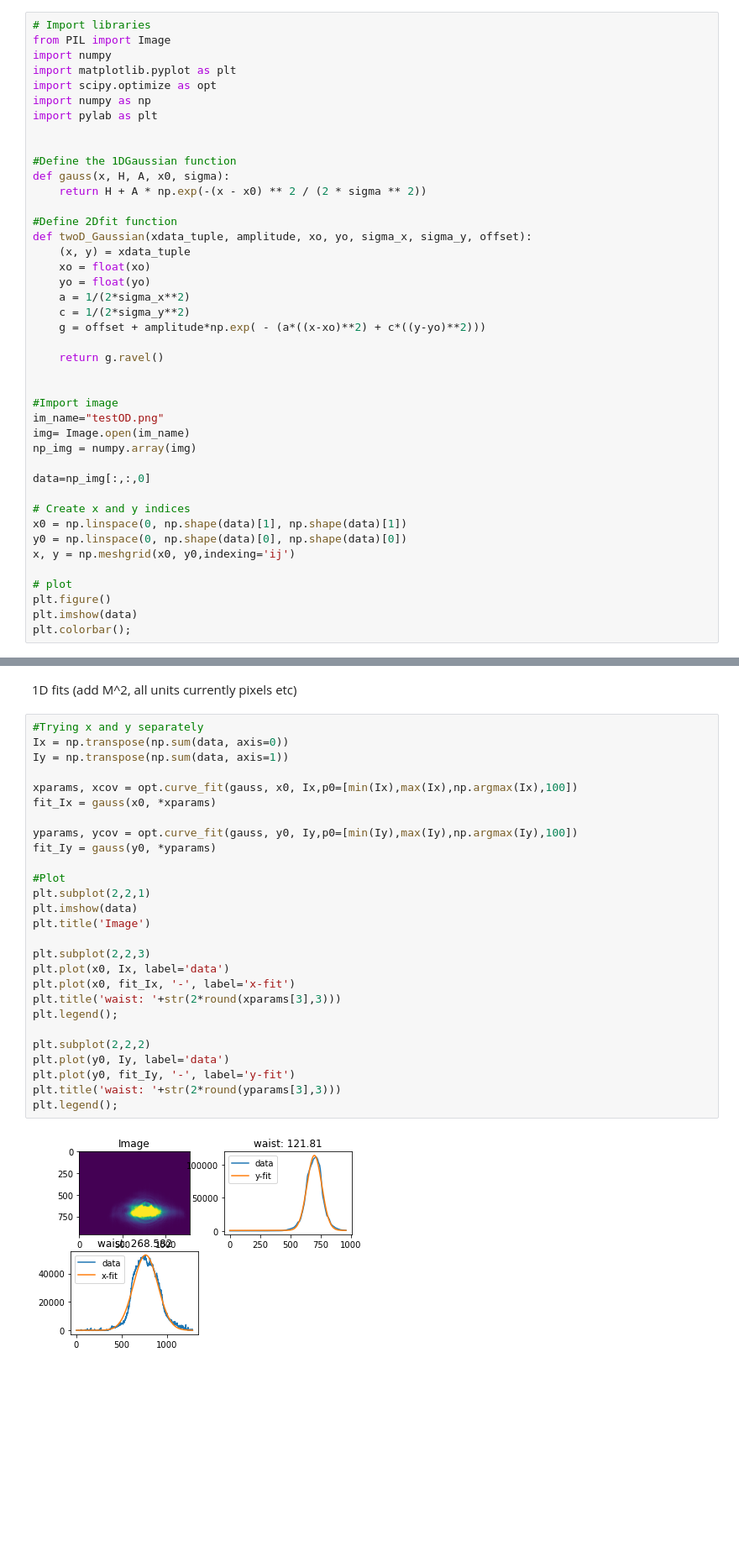
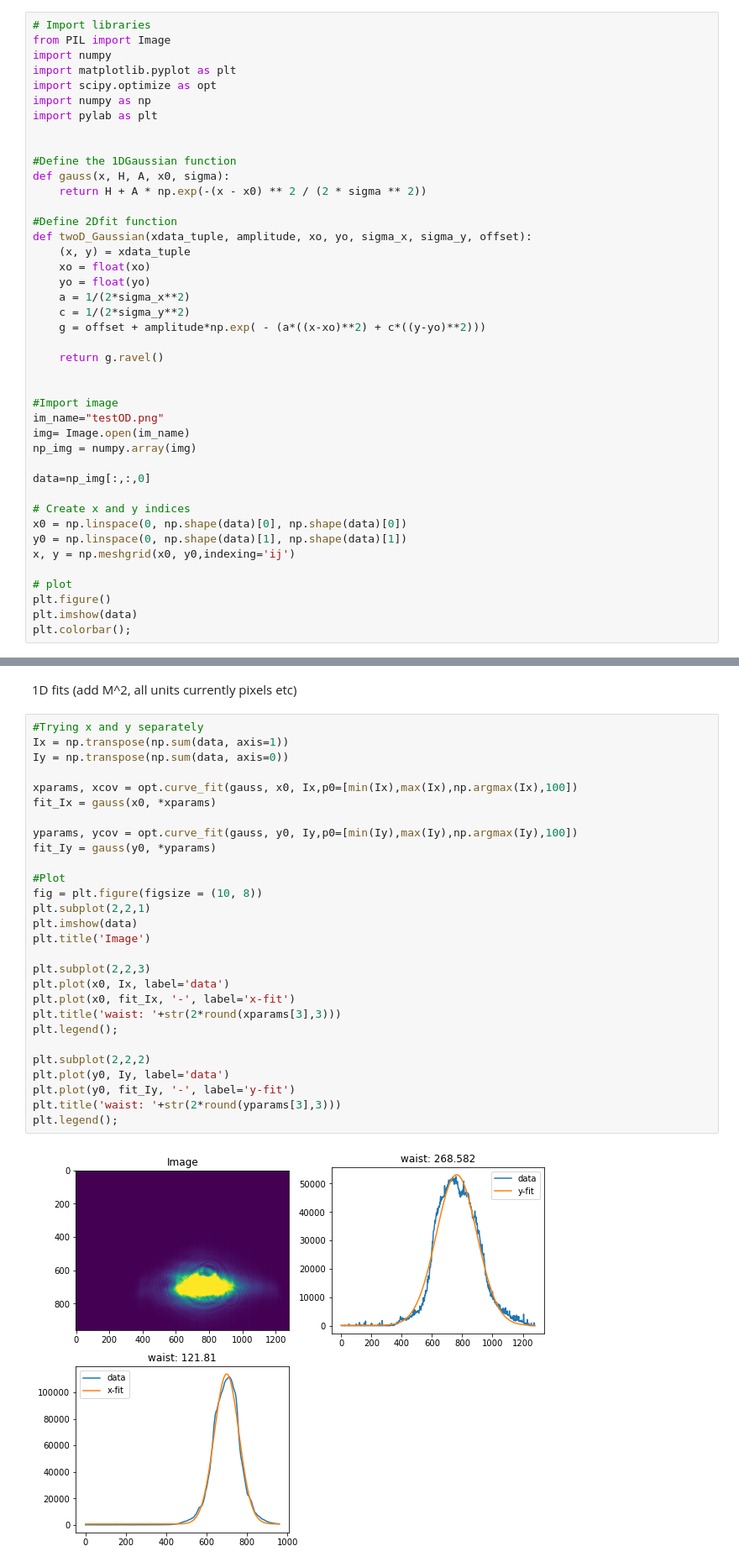
Before and after one commit to Fletcher-Labs/image-processing, a Jupyter notebook: beam-profiling/BeamFitter.ipynb, the cells around one changed output, grey strips where cells are left out. Shown at 84% size. Drawn from its saved outputs; the diff is of its cells as text; blank space fills up the shorter version.

```diff
--- a/beam-profiling/BeamFitter.ipynb
+++ b/beam-profiling/BeamFitter.ipynb
@@ -34,8 +34,8 @@ np_img = numpy.array(img)
 data=np_img[:,:,0]
 
 # Create x and y indices
-x0 = np.linspace(0, np.shape(data)[1], np.shape(data)[1])
-y0 = np.linspace(0, np.shape(data)[0], np.shape(data)[0])
+x0 = np.linspace(0, np.shape(data)[0], np.shape(data)[0])
+y0 = np.linspace(0, np.shape(data)[1], np.shape(data)[1])
 x, y = np.meshgrid(x0, y0,indexing='ij')
 
 # plot
@@ -75,30 +82,31 @@ print('Offset:',round(popt[5],3))
 1D fits (add M^2, all units currently pixels etc)
 # %%
 #Trying x and y separately
-Ix = np.transpose(np.sum(data, axis=0))
-Iy = np.transpose(np.sum(data, axis=1))
+Ix = np.transpose(np.sum(data, axis=1))
+Iy = np.transpose(np.sum(data, axis=0))
 
 xparams, xcov = opt.curve_fit(gauss, x0, Ix,p0=[min(Ix),max(Ix),np.argmax(Ix),100])
 fit_Ix = gauss(x0, *xparams)
 
 yparams, ycov = opt.curve_fit(gauss, y0, Iy,p0=[min(Iy),max(Iy),np.argmax(Iy),100])
 fit_Iy = gauss(y0, *yparams)
 
 #Plot
+fig = plt.figure(figsize = (10, 8))
 plt.subplot(2,2,1)
 plt.imshow(data)
 plt.title('Image')
 
 plt.subplot(2,2,3)
 plt.plot(x0, Ix, label='data')
 plt.plot(x0, fit_Ix, '-', label='x-fit')
 plt.title('waist: '+str(2*round(xparams[3],3)))
 plt.legend();
 
 plt.subplot(2,2,2)
 plt.plot(y0, Iy, label='data')
 plt.plot(y0, fit_Iy, '-', label='y-fit')
 plt.title('waist: '+str(2*round(yparams[3],3)))
 plt.legend();
 # %% [output]
-[figure, old version]
+[figure, new version]
```
Also changed, not shown: parts of 2 cells of this notebook.
